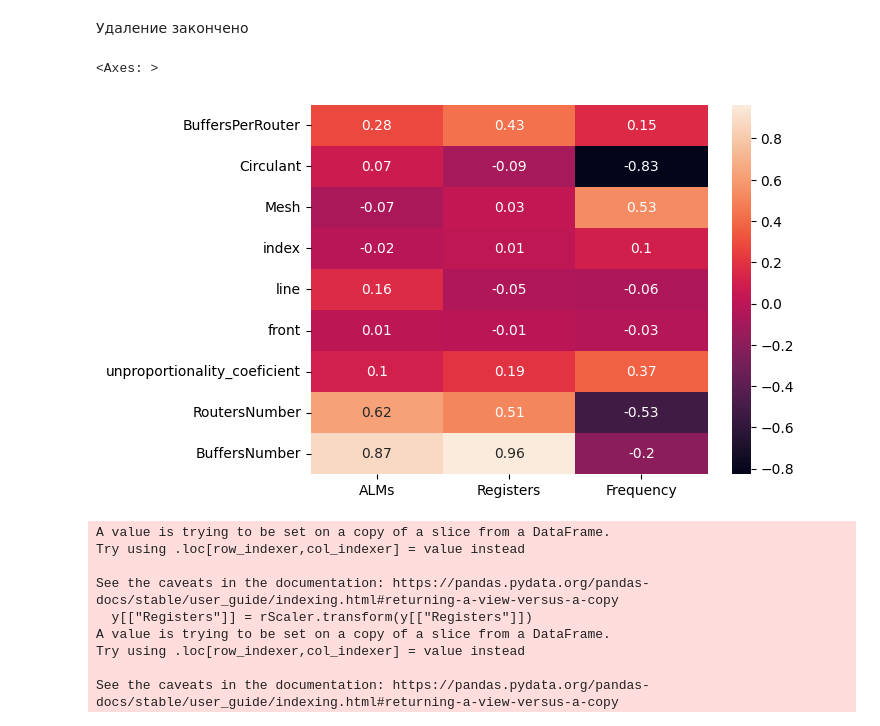
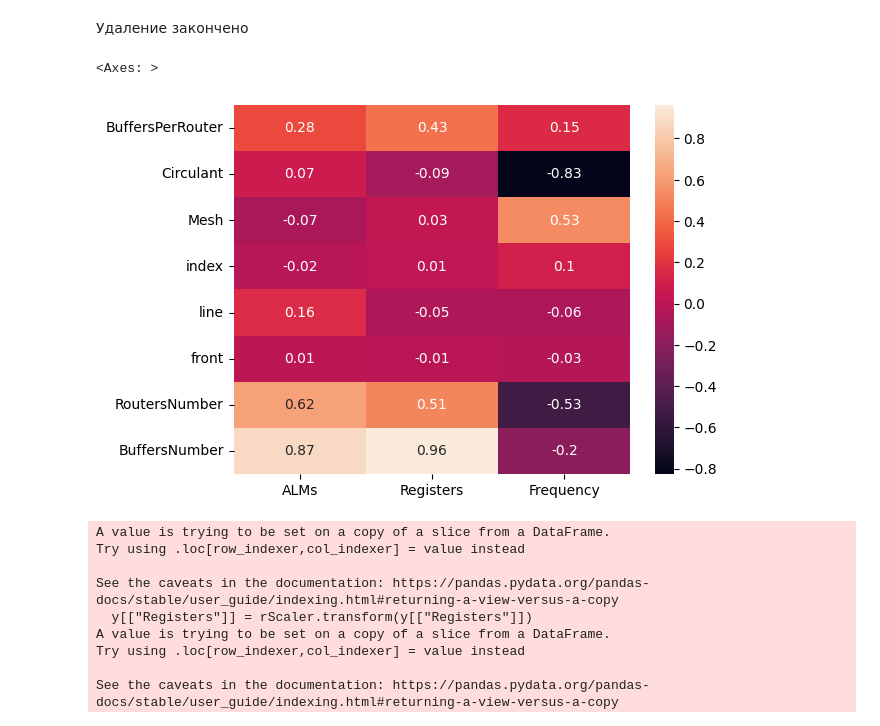
Before and after one commit to Elgrush/NoCAnalysis, a Jupyter notebook: main.ipynb, the cells around one changed output. Saved outputs shown, nothing was run; the diff lists cells and outputs as text; code cells hidden in the pictures.

```diff
--- a/main.ipynb
+++ b/main.ipynb
@@ -228,7 +234,6 @@ works = df.drop(["DataLength", "pointer", "rear", "round_robin", "xy", "Torus",
 temp = works['Generatrixs'].str.split(', ', n=1, expand=True).astype('uint16')
 works["gen1"] = temp[temp.columns[0]]
 works["gen2"] = temp[temp.columns[1]]
-works['unproportionality_coeficient'] = temp[temp.columns[1]]/temp[temp.columns[0]]-1.0
 works['RoutersNumber'] = temp[temp.columns[1]]*temp[temp.columns[0]]
 works.drop(['Generatrixs'], axis=1, inplace=True)
 
@@ -239,7 +244,6 @@ workc = df.drop(["DataLength", "pointer", "rear", "round_robin", "xy", "Torus",
 temp = workc['Generatrixs'].str.split(', ', n=5, expand=True).astype('uint16')
 workc["gen1"] = temp[temp.columns[0]]
 workc["gen2"] = temp[temp.columns[1]]
-workc['unproportionality_coeficient'] = np.zeros([temp.shape[0], 1])
 workc['RoutersNumber'] = temp.max(axis=1)
 workc.drop(['Generatrixs'], axis=1, inplace=True)
 
@@ -289,12 +293,12 @@ See the caveats in the documentation: https://pandas.pydata.org/pandas-docs/stab
 Удаление закончено
 # %%
 cor = work.corr()
-cor.drop(["Mesh", "Circulant", "index", "line", "front", "BuffersNumber", "unproportionality_coeficient", "RoutersNumber", "BuffersPerRouter"], axis=1, inplace=True)
+cor.drop(["Mesh", "Circulant", "index", "line", "front", "BuffersNumber", "RoutersNumber", "BuffersPerRouter"], axis=1, inplace=True)
 cor.drop(["ALMs", "Registers", "Frequency"], axis=0, inplace=True)
 sb.heatmap(cor, annot=cor.apply(lambda x: x//0.01*0.01))
 # %% [output]
 <Axes: >
-[figure, old version]
+[figure, new version]
 # %%
 X = work.drop(["Registers", "ALMs", "Frequency"] ,axis=1)
 y = work[["Registers", "ALMs", "Frequency"]]
```
Also changed, not shown: parts of 13 cells of this notebook.
